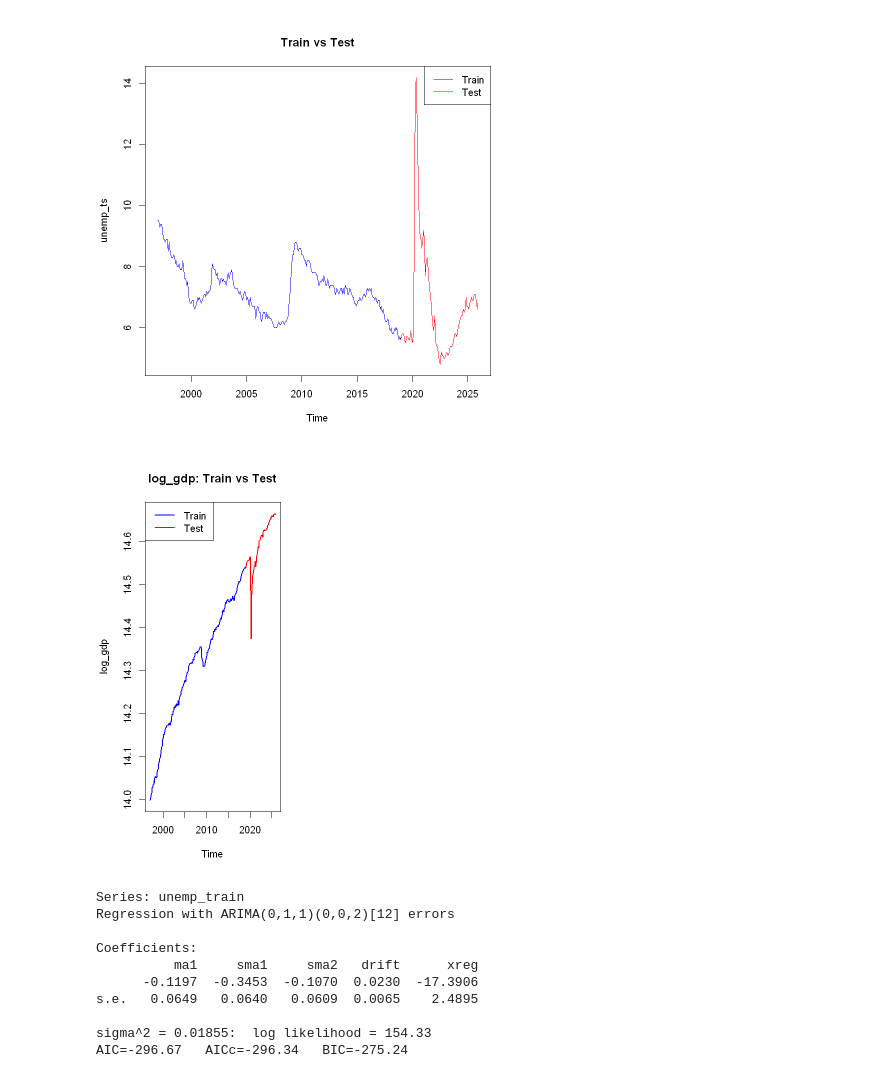
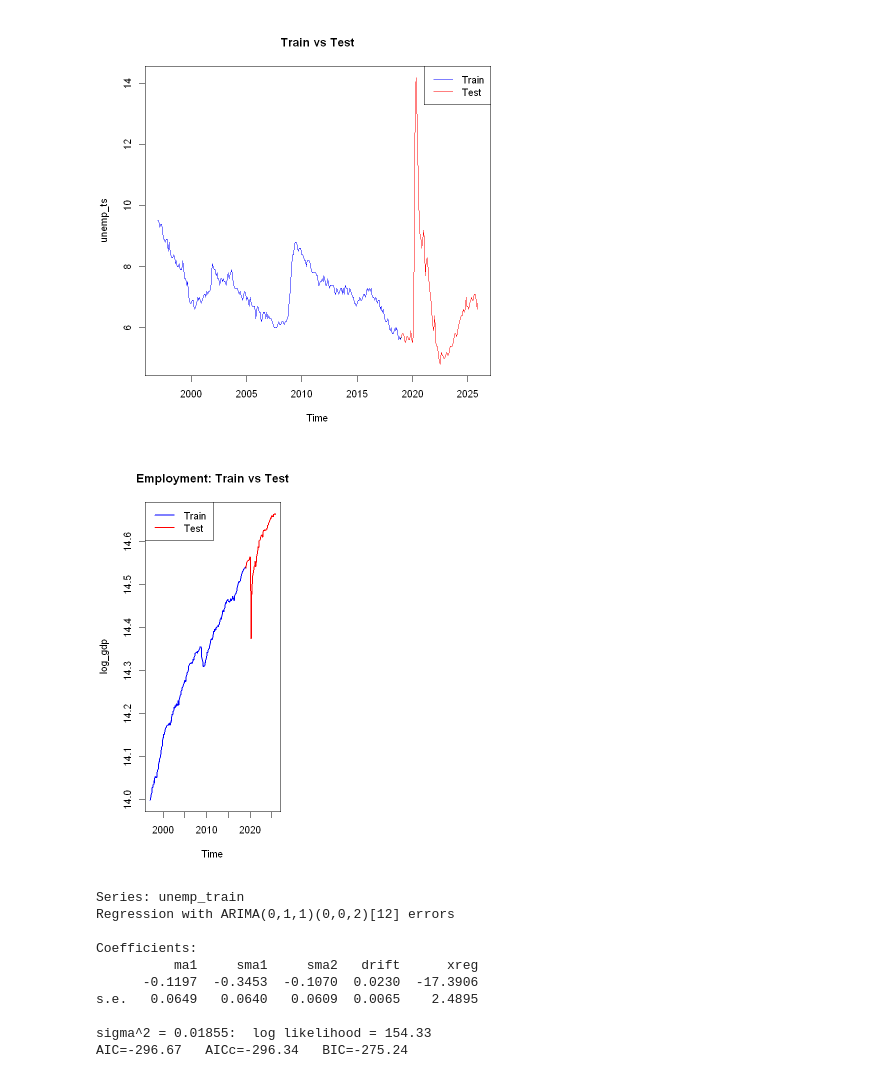
Before and after one commit to dhawal-rathore/Unemployment-Rate-Forecasting-STAT-443, a Jupyter notebook: modelling_armax.ipynb, the cells around one changed output. Drawn from its saved outputs; the diff is of its cells as text; code cells hidden in the pictures.

```diff
--- a/modelling_armax.ipynb
+++ b/modelling_armax.ipynb
@@ -61,17 +61,23 @@ legend("topright", legend=c("Train","Test"), col=c("blue","red"), lty=1)
 # %%
 par(mfrow = c(1, 2))
 
-plot(xreg_ts, col = "black", main = "log_gdp: Train vs Test", ylab = "log_gdp")
+plot(xreg_ts, col = "black", main = "Employment: Train vs Test", ylab = "log_gdp")
 lines(xreg_train, col = "blue", lwd = 2)
 lines(xreg_test, col = "red", lwd = 2)
 legend("topleft", legend = c("Train", "Test"), col = c("blue", "red"), lty = 1, lwd = 2)
+
+
+# plot(xreg_ts[, "log_gdp"], col = "black", main = "Employment: Train vs Test", ylab = "log_gdp")
+# lines(xreg_train[, "log_gdp"], col = "blue", lwd = 2)
+# lines(xreg_test[, "log_gdp"], col = "red", lwd = 2)
+# legend("topleft", legend = c("Train", "Test"), col = c("blue", "red"), lty = 1, lwd = 2)
 
 # plot(xreg_ts[, "total_employment"], col = "black", main = "Employment: Train vs Test", ylab = "diff_emp")
 # lines(xreg_train[, "diff_emp"], col = "blue", lwd = 2)
 # lines(xreg_test[, "diff_emp"], col = "red", lwd = 2)
 # legend("topleft", legend = c("Train", "Test"), col = c("blue", "red"), lty = 1, lwd = 2)
 # %% [output]
-[figure, old version]
+[figure, new version]
 # %%
 armax_model_auto  <- auto.arima(unemp_train, xreg = xreg_train,
                            seasonal = TRUE,
```
Also changed, not shown: parts of 5 cells of this notebook.
